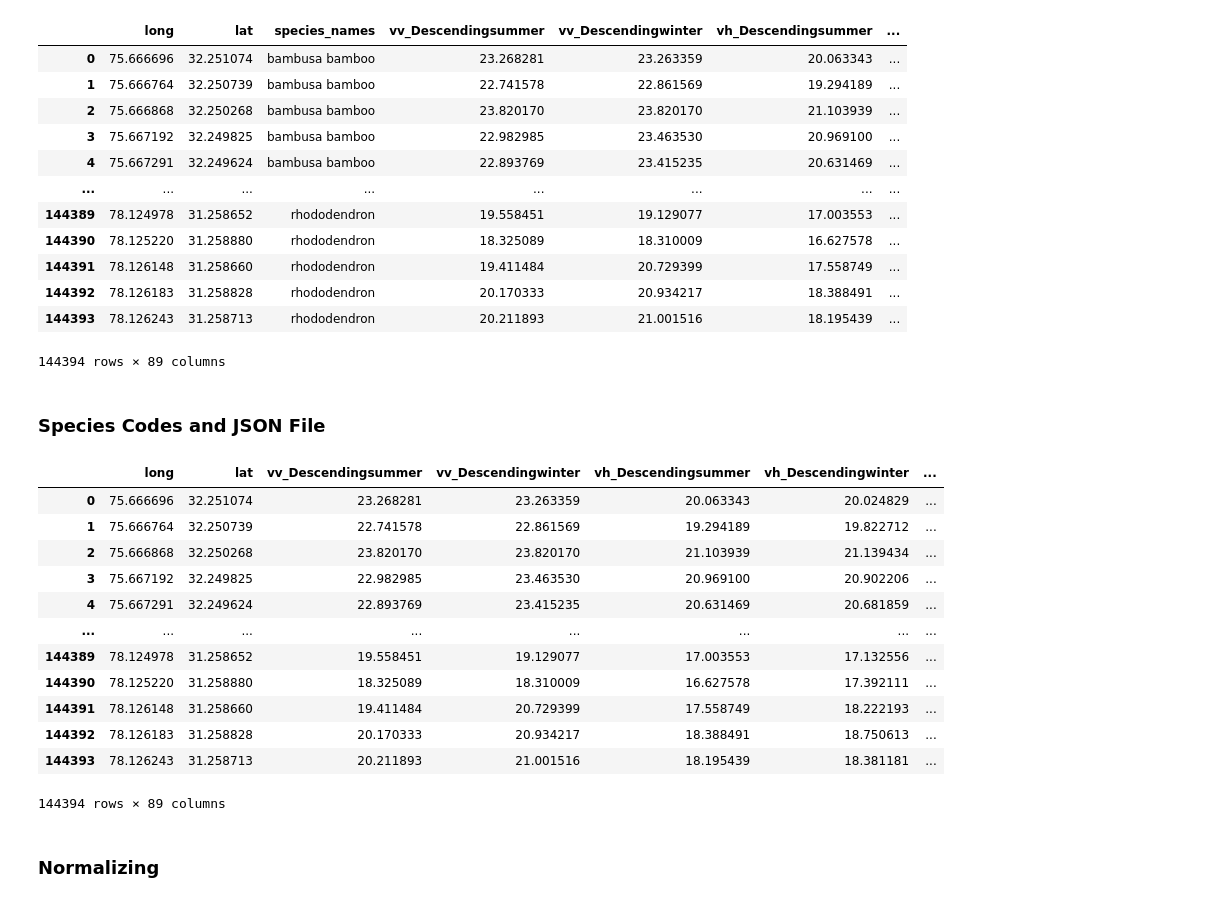
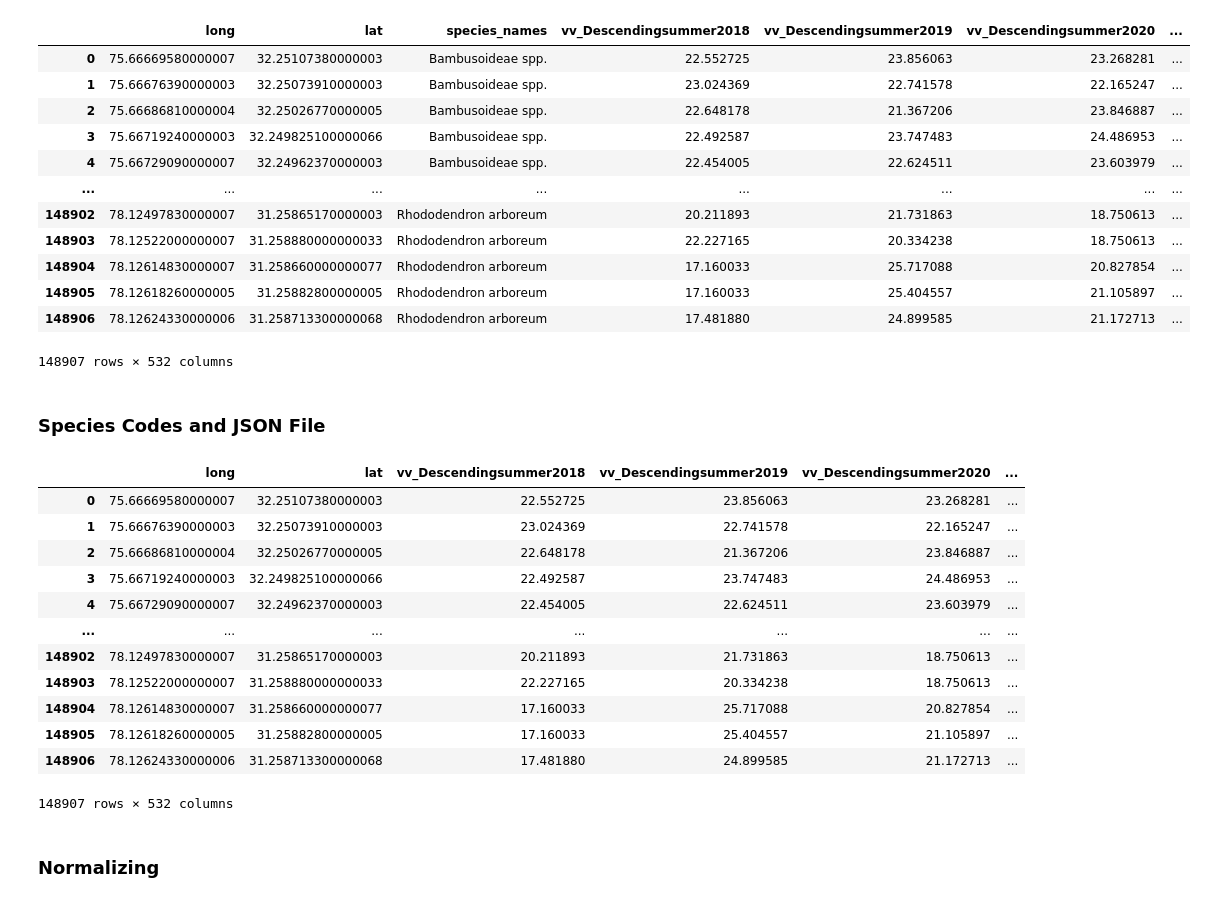
Before and after one commit to ewannthomas/species-distribution-satellite, a Jupyter notebook: src/make_model_df.ipynb, the cells around one changed output. Saved outputs shown, nothing was run; the diff lists cells and outputs as text; code cells hidden in the pictures.

```diff
--- a/src/make_model_df.ipynb
+++ b/src/make_model_df.ipynb
@@ -10,15 +11,18 @@ pd.set_option('display.max_columns', 1000)
 # Defining directories
 dir_path = Path.cwd().parent
 data_folder = dir_path.joinpath("data/processed")
-s1_path = data_folder.joinpath("sent1_season_medians_widened.csv")
-s2_path = data_folder.joinpath("sent2_season_medians_widened.csv")
 
+#training frames
+s1_path = data_folder.joinpath("sent1_train_season_medians_widened.parquet")
+s2_path = data_folder.joinpath("sent2_train_season_medians_widened.parquet")
+cov_path = data_folder.joinpath("cov_final.parquet")
 
-model_df_path = dir_path.joinpath("data/model_df.csv")
+model_df_path = data_folder.joinpath("model_df.csv")
+species_model_df_path = data_folder.joinpath('species_train_df.csv')
 species_dict_path = dir_path.joinpath("data/species_dict.json")
 
 index_cols = ["long", "lat", "species_names"]
 # %%
-s1 = pd.read_csv(s1_path)
+s1 = pd.read_parquet(s1_path)
 s1
 # %% [output]
@@ -38,4 +42,4 @@ s1
 # %%
-s2 = pd.read_csv(s2_path)
+s2 = pd.read_parquet(s2_path)
 s2
 # %% [output]
@@ -54,0 +59,3 @@ s2
+# %%
+cov_df = pd.read_parquet(cov_path)
+cov_df
@@ -55,20 +76,20 @@ s2
 # %%
-merged_df = pd.merge(left=s1, right=s2, how='outer', on=index_cols, validate='1:1')
+merged_df = reduce(lambda left, right: pd.merge(left, right,  on=index_cols, how='outer', validate="1:1"), [s1, s2, cov_df])
 merged_df
 # %% [output]
-|  | long | lat | species_names | vv_Descendingsummer | vv_Descendingwinter | vh_Descendingsummer | ... |
-| 0 | 75.666696 | 32.251074 | bambusa bamboo | 23.268281 | 23.263359 | 20.063343 | ... |
-| 1 | 75.666764 | 32.250739 | bambusa bamboo | 22.741578 | 22.861569 | 19.294189 | ... |
-| 2 | 75.666868 | 32.250268 | bambusa bamboo | 23.820170 | 23.820170 | 21.103939 | ... |
-| 3 | 75.667192 | 32.249825 | bambusa bamboo | 22.982985 | 23.463530 | 20.969100 | ... |
-| 4 | 75.667291 | 32.249624 | bambusa bamboo | 22.893769 | 23.415235 | 20.631469 | ... |
+|  | long | lat | species_names | vv_Descendingsummer2018 | vv_Descendingsummer2019 | vv_Descendingsummer2020 | ... |
+| 0 | 75.66669580000007 | 32.25107380000003 | Bambusoideae spp. | 22.552725 | 23.856063 | 23.268281 | ... |
+| 1 | 75.66676390000003 | 32.25073910000003 | Bambusoideae spp. | 23.024369 | 22.741578 | 22.165247 | ... |
+| 2 | 75.66686810000004 | 32.25026770000005 | Bambusoideae spp. | 22.648178 | 21.367206 | 23.846887 | ... |
+| 3 | 75.66719240000003 | 32.249825100000066 | Bambusoideae spp. | 22.492587 | 23.747483 | 24.486953 | ... |
+| 4 | 75.66729090000007 | 32.24962370000003 | Bambusoideae spp. | 22.454005 | 22.624511 | 23.603979 | ... |
 | ... | ... | ... | ... | ... | ... | ... | ... |
-| 144389 | 78.124978 | 31.258652 | rhododendron | 19.558451 | 19.129077 | 17.003553 | ... |
-| 144390 | 78.125220 | 31.258880 | rhododendron | 18.325089 | 18.310009 | 16.627578 | ... |
-| 144391 | 78.126148 | 31.258660 | rhododendron | 19.411484 | 20.729399 | 17.558749 | ... |
-| 144392 | 78.126183 | 31.258828 | rhododendron | 20.170333 | 20.934217 | 18.388491 | ... |
-| 144393 | 78.126243 | 31.258713 | rhododendron | 20.211893 | 21.001516 | 18.195439 | ... |
+| 148902 | 78.12497830000007 | 31.25865170000003 | Rhododendron arboreum | 20.211893 | 21.731863 | 18.750613 | ... |
+| 148903 | 78.12522000000007 | 31.258880000000033 | Rhododendron arboreum | 22.227165 | 20.334238 | 18.750613 | ... |
+| 148904 | 78.12614830000007 | 31.258660000000077 | Rhododendron arboreum | 17.160033 | 25.717088 | 20.827854 | ... |
+| 148905 | 78.12618260000005 | 31.25882800000005 | Rhododendron arboreum | 17.160033 | 25.404557 | 21.105897 | ... |
+| 148906 | 78.12624330000006 | 31.258713300000068 | Rhododendron arboreum | 17.481880 | 24.899585 | 21.172713 | ... |
-144394 rows × 89 columns
+148907 rows × 532 columns
 # %% [markdown]
 ### Species Codes and JSON File
 # %%
@@ -85,19 +106,19 @@ merged_df["species"] = pd.Categorical(merged_df['species_names']).codes
 merged_df.drop('species_names', axis=1, inplace=True)
 merged_df
 # %% [output]
-|  | long | lat | vv_Descendingsummer | vv_Descendingwinter | vh_Descendingsummer | vh_Descendingwinter | ... |
-| 0 | 75.666696 | 32.251074 | 23.268281 | 23.263359 | 20.063343 | 20.024829 | ... |
-| 1 | 75.666764 | 32.250739 | 22.741578 | 22.861569 | 19.294189 | 19.822712 | ... |
-| 2 | 75.666868 | 32.250268 | 23.820170 | 23.820170 | 21.103939 | 21.139434 | ... |
-| 3 | 75.667192 | 32.249825 | 22.982985 | 23.463530 | 20.969100 | 20.902206 | ... |
-| 4 | 75.667291 | 32.249624 | 22.893769 | 23.415235 | 20.631469 | 20.681859 | ... |
-| ... | ... | ... | ... | ... | ... | ... | ... |
-| 144389 | 78.124978 | 31.258652 | 19.558451 | 19.129077 | 17.003553 | 17.132556 | ... |
-| 144390 | 78.125220 | 31.258880 | 18.325089 | 18.310009 | 16.627578 | 17.392111 | ... |
-| 144391 | 78.126148 | 31.258660 | 19.411484 | 20.729399 | 17.558749 | 18.222193 | ... |
-| 144392 | 78.126183 | 31.258828 | 20.170333 | 20.934217 | 18.388491 | 18.750613 | ... |
-| 144393 | 78.126243 | 31.258713 | 20.211893 | 21.001516 | 18.195439 | 18.381181 | ... |
+|  | long | lat | vv_Descendingsummer2018 | vv_Descendingsummer2019 | vv_Descendingsummer2020 | ... |
+| 0 | 75.66669580000007 | 32.25107380000003 | 22.552725 | 23.856063 | 23.268281 | ... |
+| 1 | 75.66676390000003 | 32.25073910000003 | 23.024369 | 22.741578 | 22.165247 | ... |
+| 2 | 75.66686810000004 | 32.25026770000005 | 22.648178 | 21.367206 | 23.846887 | ... |
+| 3 | 75.66719240000003 | 32.249825100000066 | 22.492587 | 23.747483 | 24.486953 | ... |
+| 4 | 75.66729090000007 | 32.24962370000003 | 22.454005 | 22.624511 | 23.603979 | ... |
+| ... | ... | ... | ... | ... | ... | ... |
+| 148902 | 78.12497830000007 | 31.25865170000003 | 20.211893 | 21.731863 | 18.750613 | ... |
+| 148903 | 78.12522000000007 | 31.258880000000033 | 22.227165 | 20.334238 | 18.750613 | ... |
+| 148904 | 78.12614830000007 | 31.258660000000077 | 17.160033 | 25.717088 | 20.827854 | ... |
+| 148905 | 78.12618260000005 | 31.25882800000005 | 17.160033 | 25.404557 | 21.105897 | ... |
+| 148906 | 78.12624330000006 | 31.258713300000068 | 17.481880 | 24.899585 | 21.172713 | ... |
-144394 rows × 89 columns
+148907 rows × 532 columns
 # %% [markdown]
 ### Normalizing
 # %%
```
Also changed, not shown: parts of 13 cells of this notebook, 23 other files.
